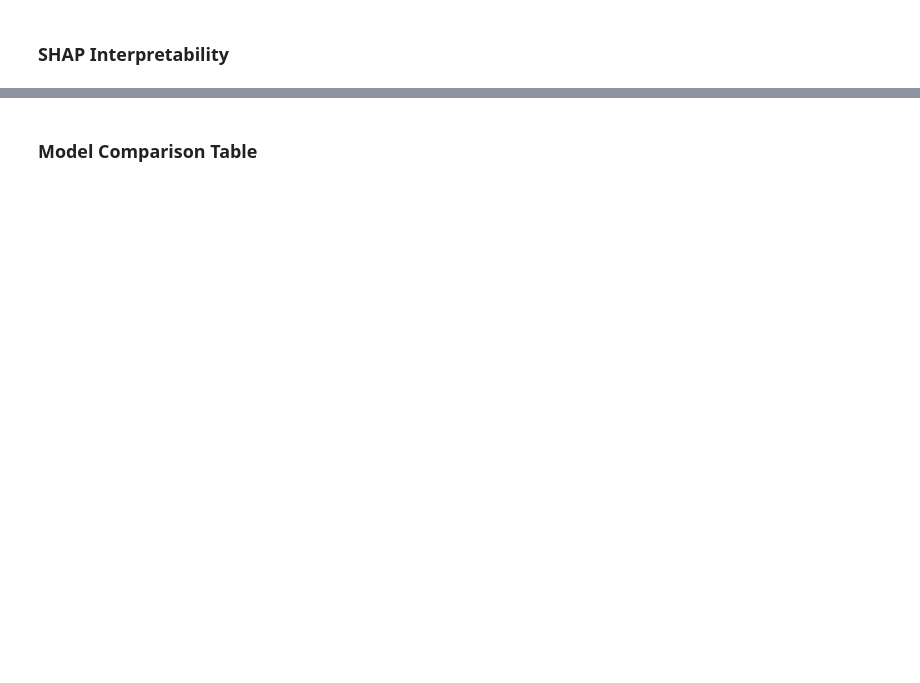
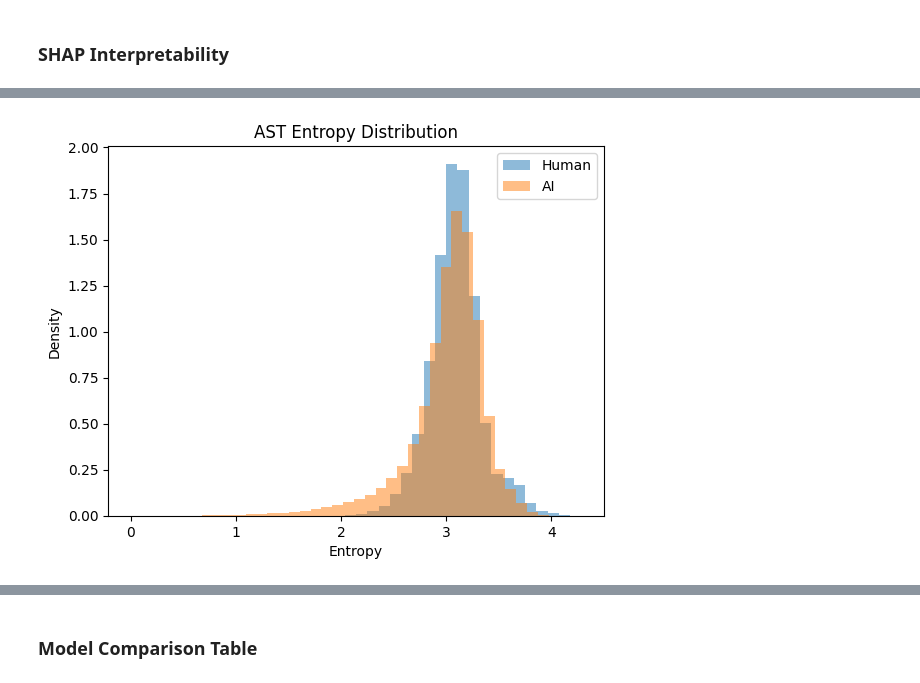
Before and after one commit to Yogesh-Narasimha/machine-generated-code-detection, a Jupyter notebook: notebooks/ast_scalar_treesitter.ipynb, the cells around one changed output, grey strips where cells are left out. Saved outputs shown, nothing was run; the diff lists cells and outputs as text; code cells hidden in the pictures; blank space fills up the shorter version.

```diff
--- a/notebooks/ast_scalar_treesitter.ipynb
+++ b/notebooks/ast_scalar_treesitter.ipynb
@@ -432,0 +457,17 @@ plt.show()
+# %%
+entropy_idx = feature_names.index("entropy")
+
+human_entropy = X_train[y_train == 0][:, entropy_idx]
+ai_entropy = X_train[y_train == 1][:, entropy_idx]
+
+plt.hist(human_entropy, bins=40, alpha=0.5, density=True, label="Human")
+plt.hist(ai_entropy, bins=40, alpha=0.5, density=True, label="AI")
+
+plt.title("AST Entropy Distribution")
+plt.xlabel("Entropy")
+plt.ylabel("Density")
+
+plt.legend()
+plt.show()
+# %% [output]
+[figure, added]
```
Also changed, not shown: parts of 14 cells of this notebook.
